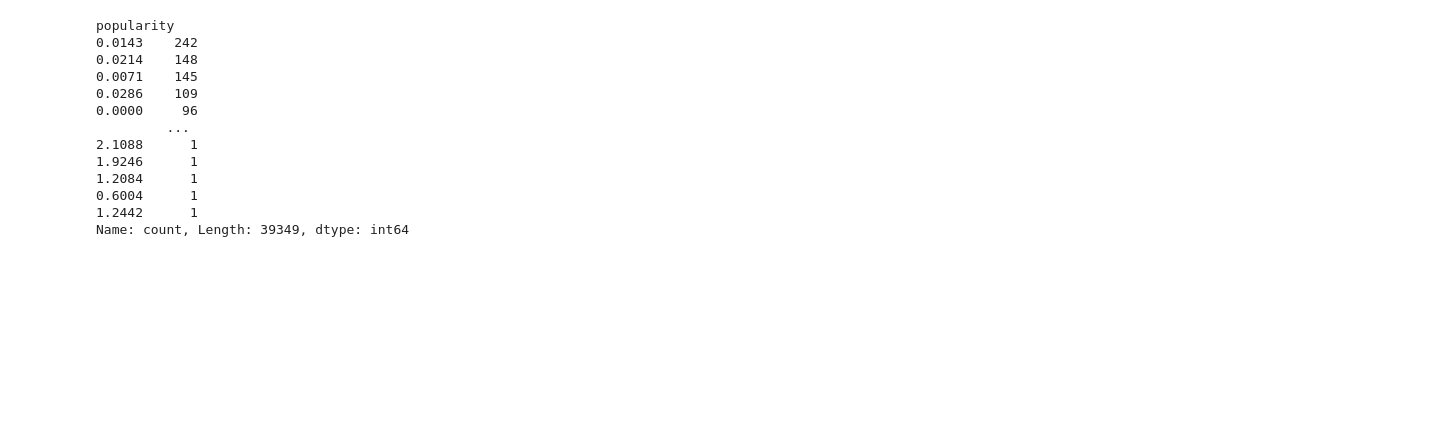
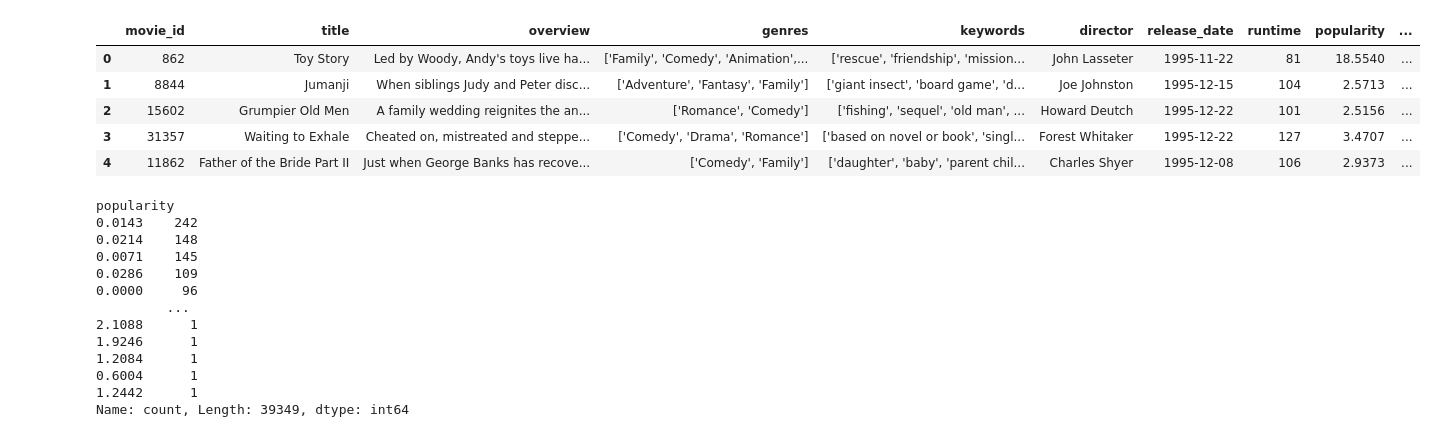
Before and after one commit to FilFilimono/movie-recommender-app, a Jupyter notebook: notebooks/rec_model.ipynb, the cells around one changed output. Drawn from its saved outputs; the diff is of its cells as text; code cells hidden in the pictures; blank space fills up the shorter version.

Commit message:
add some new features for movie.DB, save all transformrs & matrix, add ml layer fot connection with users & html

```diff
--- a/notebooks/rec_model.ipynb
+++ b/notebooks/rec_model.ipynb
@@ -23,4 +23,4 @@ from sklearn.feature_extraction.text import TfidfVectorizer
 from sklearn.preprocessing import StandardScaler
 from sklearn.neighbors import NearestNeighbors
 # %%
-df = pd.read_csv('../data/movies_DB.csv')
+df = pd.read_csv('../data/upgrade_movies.csv')
@@ -26,0 +47,4 @@ df = pd.read_csv('../data/movies_DB.csv')
+# %%
+df['tmdb_rating'] = df['tmdb_rating'].fillna(0)
+# %%
+df['tmdb_votes'] = df['tmdb_votes'].fillna(0)
@@ -27,3 +73,12 @@ df = pd.read_csv('../data/movies_DB.csv')
+# %%
+df.head()
+# %% [output]
+|  | movie_id | title | overview | genres | keywords | director | release_date | runtime | popularity | ... |
+| 0 | 862 | Toy Story | Led by Woody, Andy's toys live ha... | ['Family', 'Comedy', 'Animation',... | ['rescue', 'friendship', 'mission... | John Lasseter | 1995-11-22 | 81 | 18.5540 | ... |
+| 1 | 8844 | Jumanji | When siblings Judy and Peter disc... | ['Adventure', 'Fantasy', 'Family'] | ['giant insect', 'board game', 'd... | Joe Johnston | 1995-12-15 | 104 | 2.5713 | ... |
+| 2 | 15602 | Grumpier Old Men | A family wedding reignites the an... | ['Romance', 'Comedy'] | ['fishing', 'sequel', 'old man', ... | Howard Deutch | 1995-12-22 | 101 | 2.5156 | ... |
+| 3 | 31357 | Waiting to Exhale | Cheated on, mistreated and steppe... | ['Comedy', 'Drama', 'Romance'] | ['based on novel or book', 'singl... | Forest Whitaker | 1995-12-22 | 127 | 3.4707 | ... |
+| 4 | 11862 | Father of the Bride Part II | Just when George Banks has recove... | ['Comedy', 'Family'] | ['daughter', 'baby', 'parent chil... | Charles Shyer | 1995-12-08 | 106 | 2.9373 | ... |
 # %%
 df['popularity'].value_counts()
 # %% [output]
```
Also changed, not shown: parts of 33 cells of this notebook, 6 other files.
